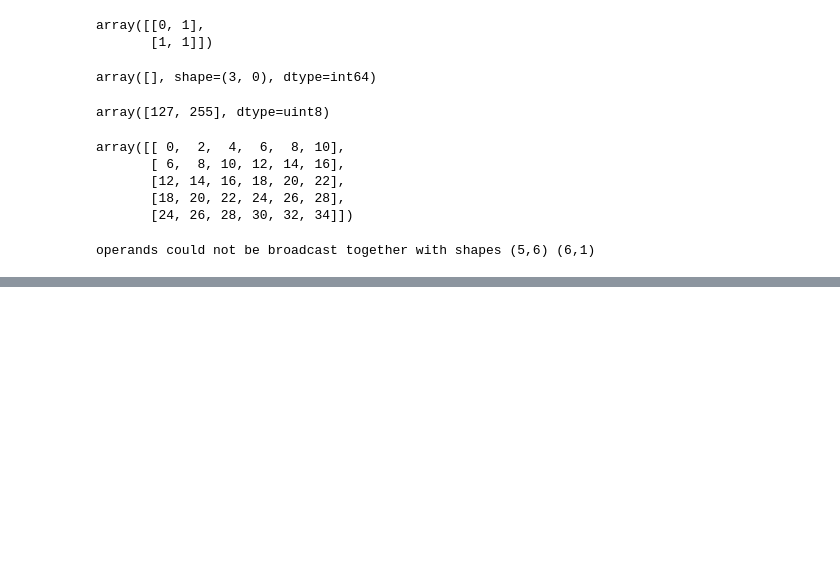
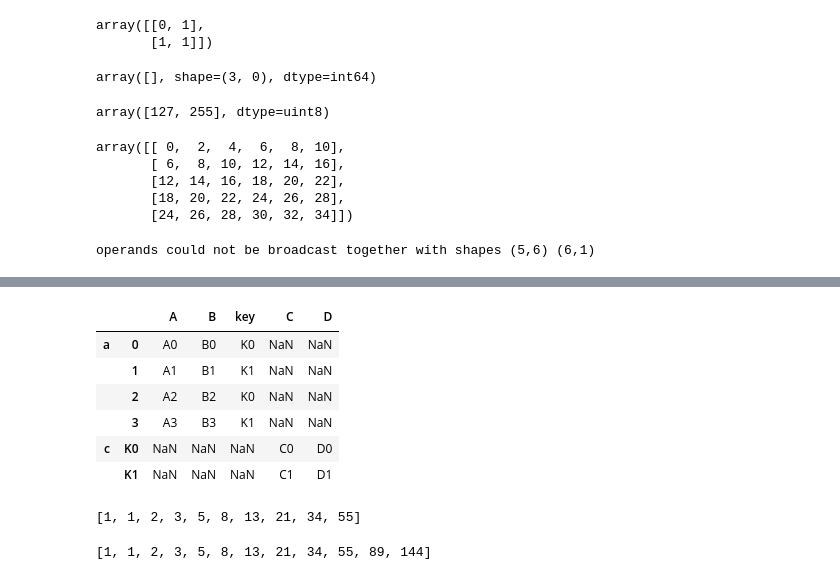
Before and after one commit to han942/vscode, a Jupyter notebook: dataprocess_class/week4/prac_week4.ipynb, the cells around one changed output, grey strips where cells are left out. Drawn from its saved outputs; the diff is of its cells as text; code cells hidden in the pictures; blank space fills up the shorter version.

```diff
--- a/dataprocess_class/week4/prac_week4.ipynb
+++ b/dataprocess_class/week4/prac_week4.ipynb
@@ -110,0 +160,8 @@ res = [x**2 for x in [-2,-1,0,1,2] if x>0]
+# %%
+left = pd.DataFrame({
+        "A": ["A0", "A1", "A2", "A3"],
+        "B": ["B0", "B1", "B2", "B3"],
+        "key": ["K0", "K1", "K0", "K1"],})
+right = pd.DataFrame({"C": ["C0", "C1"], "D": ["D0", "D1"]}, index=["K0", "K1"])
+display(left)
+right
@@ -110,0 +177,22 @@ res = [x**2 for x in [-2,-1,0,1,2] if x>0]
+# %%
+result2 = pd.concat([left,right],keys=[('a','b'),'c'],axis=0)
+result2
+# %% [output]
+|  |  | A | B | key | C | D |
+| a | 0 | A0 | B0 | K0 | NaN | NaN |
+|  | 1 | A1 | B1 | K1 | NaN | NaN |
+|  | 2 | A2 | B2 | K0 | NaN | NaN |
+|  | 3 | A3 | B3 | K1 | NaN | NaN |
+| c | K0 | NaN | NaN | NaN | C0 | D0 |
+|  | K1 | NaN | NaN | NaN | C1 | D1 |
+# %%
+[a for a,b in [(0,1)] for _ in range(10) for a,b in [(b,a+b)]]
+# %% [output]
+[1, 1, 2, 3, 5, 8, 13, 21, 34, 55]
+# %%
+f = [1,1]
+for i in range(10):
+    f.append(f[-1]+f[-2])
+f
+# %% [output]
+[1, 1, 2, 3, 5, 8, 13, 21, 34, 55, 89, 144]
```
Also changed, not shown: parts of 14 cells of this notebook, 6 other files.
